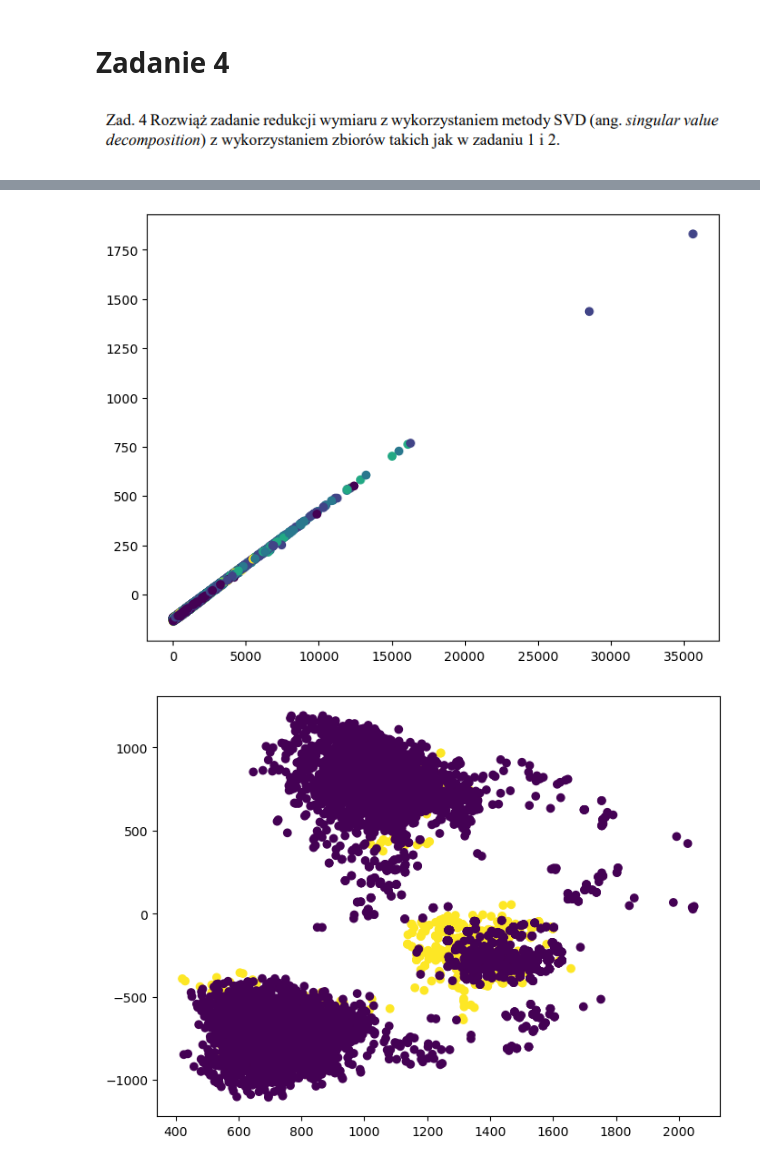
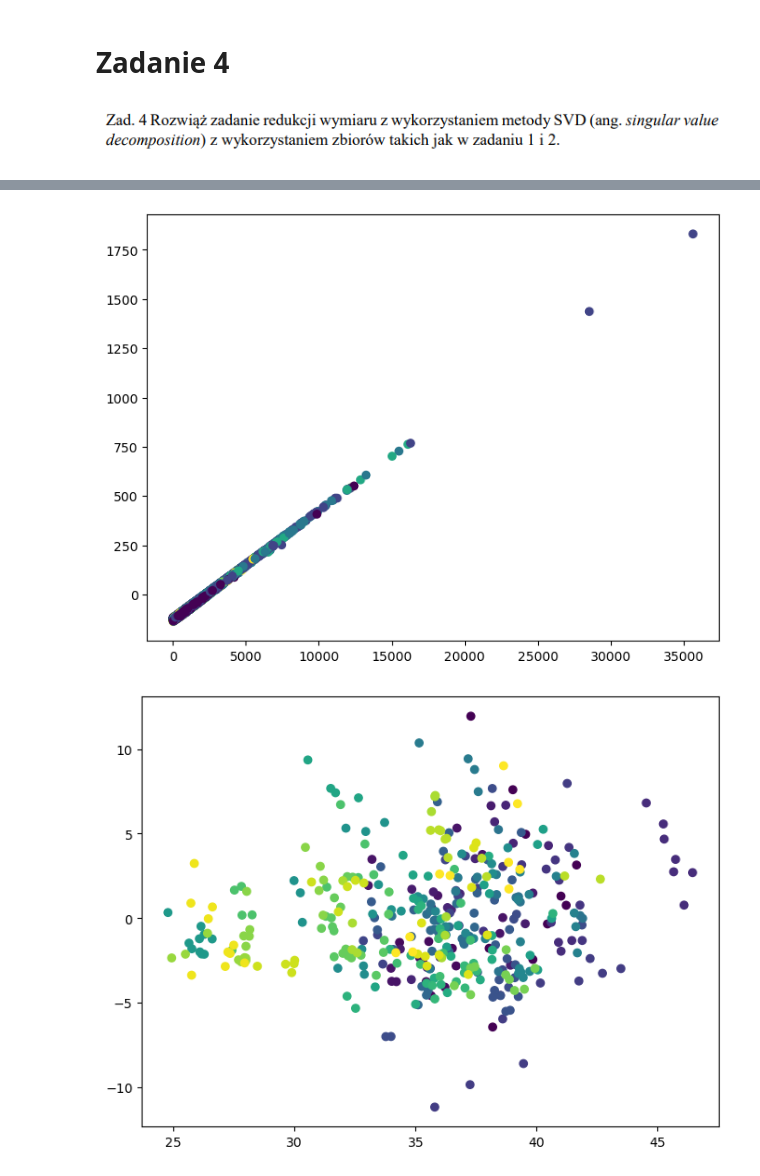
Before and after one commit to weronikadomczewska/methods-and-tools-for-big-data, a Jupyter notebook: lista5_weronika_domczewska.ipynb, the cells around one changed output, grey strips where cells are left out. Cells and saved outputs as stored; diff of their text form; code cells hidden in the pictures.

```diff
--- a/lista5_weronika_domczewska.ipynb
+++ b/lista5_weronika_domczewska.ipynb
@@ -130,33 +129,33 @@ def apply_svd_to_dataset(dataset):
 
     x = dataset.data
     y = dataset.target
     y = y.astype("int")
 
     svd = TruncatedSVD(n_components=2)
     reduced_x = svd.fit_transform(x)
 
     plt.figure(figsize=(8, 6))
     plt.scatter(
         reduced_x[:, 0],
         reduced_x[:, 1],
         c=y
     )
     plt.show()
 
 iris = datasets.load_iris()
 wine = datasets.load_wine()
 diabetes = datasets.load_diabetes()
 california_housing = datasets.fetch_california_housing()
-musk = datasets.fetch_openml("musk")
+olivetti_faces = datasets.fetch_olivetti_faces()
 
 apply_svd_to_dataset(iris)
 apply_svd_to_dataset(wine)
 apply_svd_to_dataset(diabetes)
 apply_svd_to_dataset(california_housing)
-apply_svd_to_dataset(musk)
+apply_svd_to_dataset(olivetti_faces)
 # %% [output]
 [figure]
 [figure]
 [figure]
 [figure]
-[figure, old version]
+[figure, new version]
```
Also changed, not shown: parts of 1 cell of this notebook.
